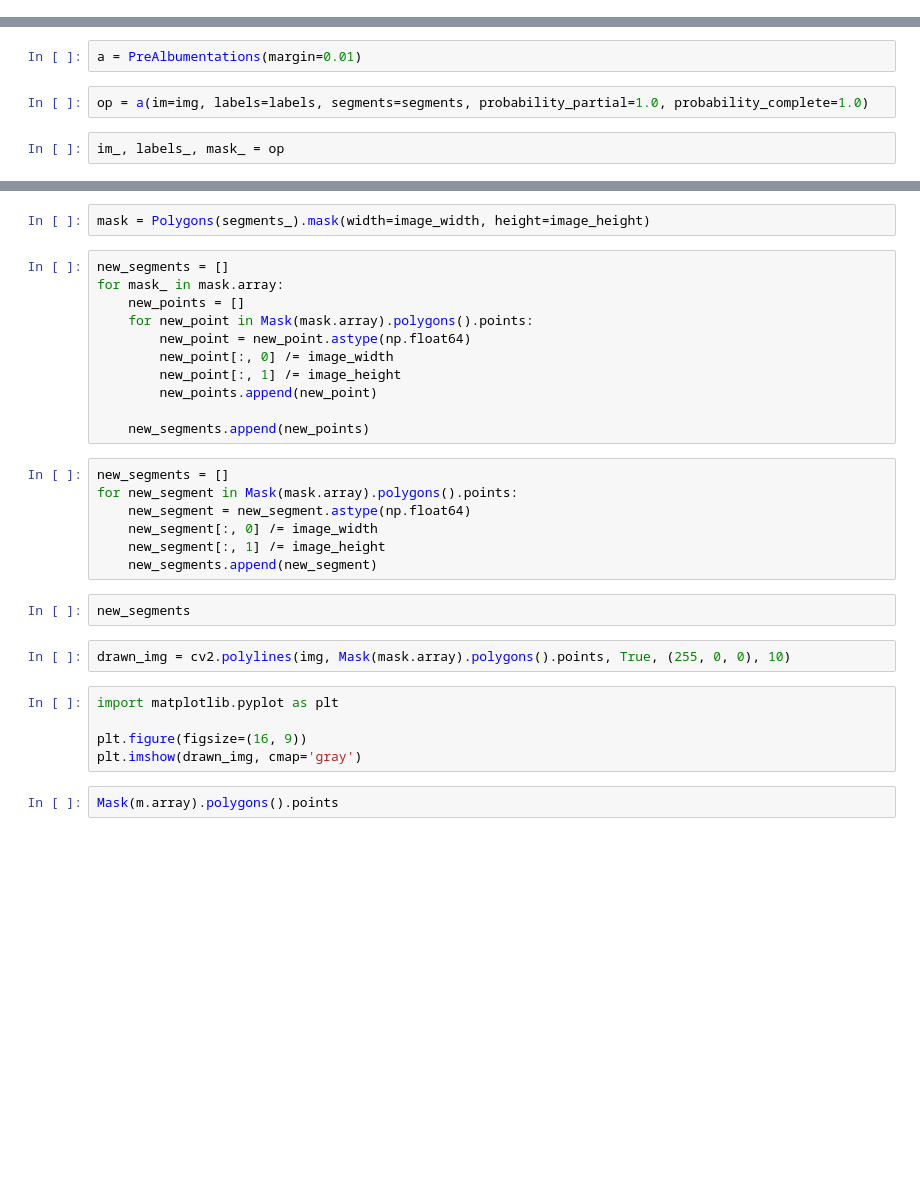
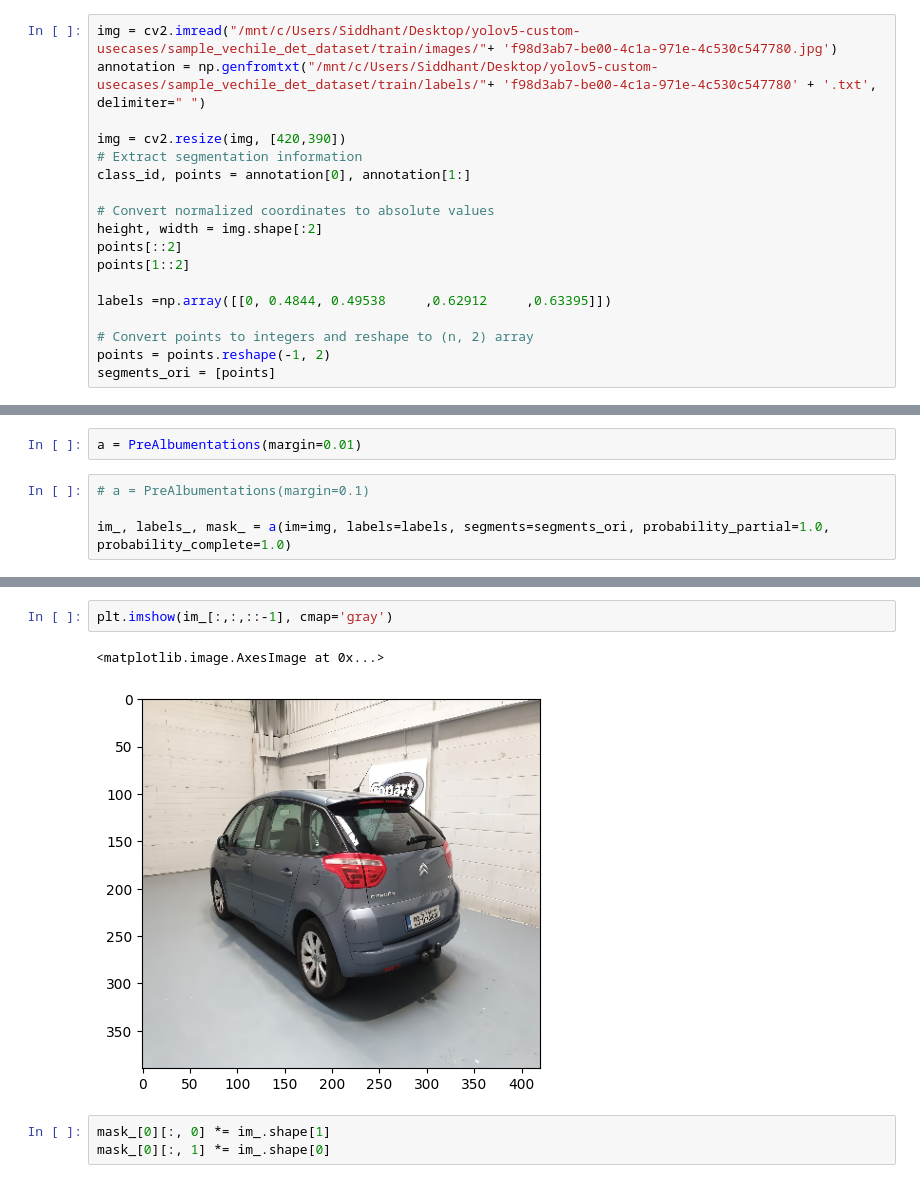
Before and after one commit to Siddhantjad/yolov5, a Jupyter notebook: trials.ipynb, the cells around one changed output, grey strips where cells are left out. Drawn from its saved outputs; the diff is of its cells as text; blank space fills up the shorter version.

```diff
--- a/trials.ipynb
+++ b/trials.ipynb
@@ -1 +6,19 @@
+# %%
+img = cv2.imread("/mnt/c/Users/Siddhant/Desktop/yolov5-custom-usecases/sample_vechile_det_dataset/train/images/"+ 'f98d3ab7-be00-4c1a-971e-4c530c547780.jpg')
+annotation = np.genfromtxt("/mnt/c/Users/Siddhant/Desktop/yolov5-custom-usecases/sample_vechile_det_dataset/train/labels/"+ 'f98d3ab7-be00-4c1a-971e-4c530c547780' + '.txt', delimiter=" ")
+
+img = cv2.resize(img, [420,390])
+# Extract segmentation information
+class_id, points = annotation[0], annotation[1:]
+
+# Convert normalized coordinates to absolute values
+height, width = img.shape[:2]
+points[::2]
+points[1::2]
+
+labels =np.array([[0, 0.4844, 0.49538     ,0.62912     ,0.63395]])
+
+# Convert points to integers and reshape to (n, 2) array
+points = points.reshape(-1, 2)
+segments_ori = [points]
 # %%
@@ -162,6 +211,6 @@ class PreAlbumentations:
 # %%
 a = PreAlbumentations(margin=0.01)
 # %%
-op = a(im=img, labels=labels, segments=segments, probability_partial=1.0, probability_complete=1.0)
+# a = PreAlbumentations(margin=0.1)
+
+im_, labels_, mask_ = a(im=img, labels=labels, segments=segments_ori, probability_partial=1.0, probability_complete=1.0)
-# %%
-im_, labels_, mask_ = op
@@ -174,31 +217,8 @@ for segment_ in segments:
-# %%
-mask = Polygons(segments_).mask(width=image_width, height=image_height)
-# %%
-new_segments = []
-for mask_ in mask.array:
-    new_points = []
-    for new_point in Mask(mask.array).polygons().points:
-        new_point = new_point.astype(np.float64)
-        new_point[:, 0] /= image_width
-        new_point[:, 1] /= image_height
-        new_points.append(new_point)
-
-    new_segments.append(new_points)
-# %%
-new_segments = []
-for new_segment in Mask(mask.array).polygons().points:
-    new_segment = new_segment.astype(np.float64)
-    new_segment[:, 0] /= image_width
-    new_segment[:, 1] /= image_height
-    new_segments.append(new_segment)
-# %%
-new_segments
-# %%
-drawn_img = cv2.polylines(img, Mask(mask.array).polygons().points, True, (255, 0, 0), 10)
-# %%
-import matplotlib.pyplot as plt
-
-plt.figure(figsize=(16, 9))
-plt.imshow(drawn_img, cmap='gray')
-# %%
-Mask(m.array).polygons().points
+# %%
+plt.imshow(im_[:,:,::-1], cmap='gray')
+# %% [output]
+<matplotlib.image.AxesImage at 0x...>
+[figure, added]
+# %%
+mask_[0][:, 0] *= im_.shape[1]
+mask_[0][:, 1] *= im_.shape[0]
```
Also changed, not shown: parts of 17 cells of this notebook, 6 other files.
